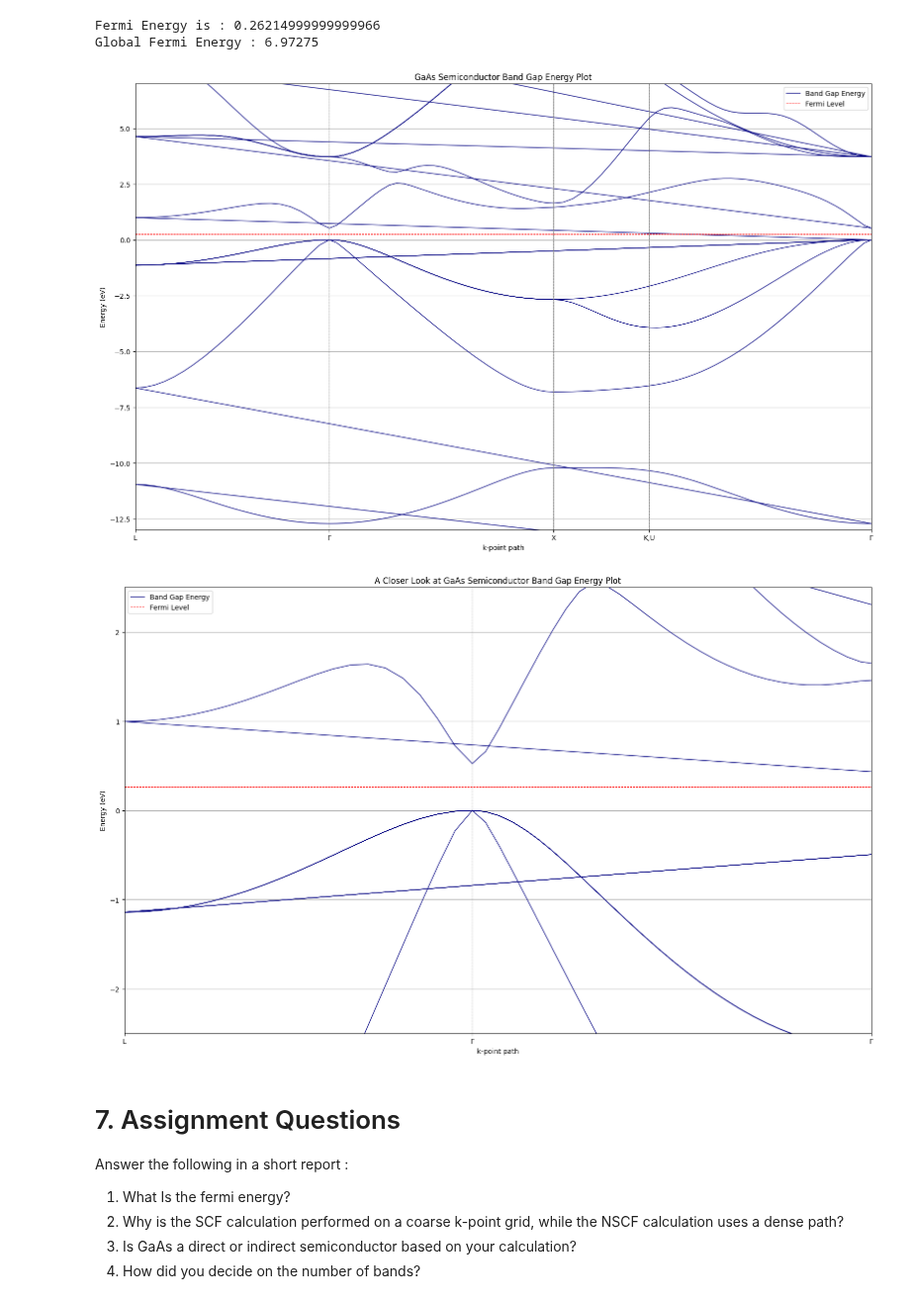
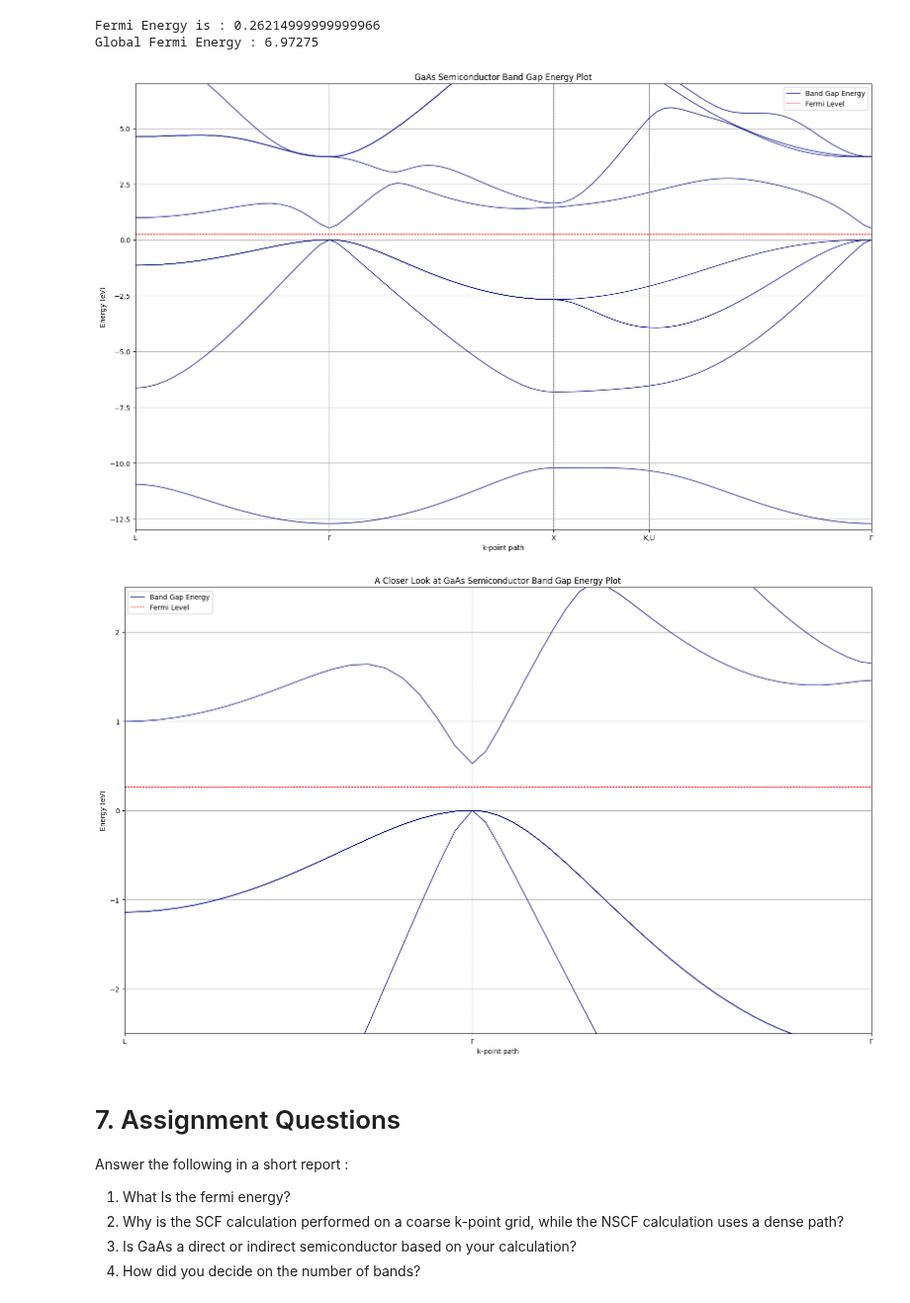
Before and after one commit to MrDNAlex/NE-451-Simulation-Methods, a Jupyter notebook: Labs/Lab3-Assignment/Band-Structure.ipynb, the cells around one changed output. Shown at 99% size. Cells and saved outputs as stored; diff of their text form; code cells hidden in the pictures.

Commit message:
Updated the Graphoing to remove smears

```diff
--- a/Labs/Lab3-Assignment/Band-Structure.ipynb
+++ b/Labs/Lab3-Assignment/Band-Structure.ipynb
@@ -438,85 +458,50 @@ print(f"Global Fermi Energy : {fermiEnergy + ef}")
 Fermi Energy is : 0.26214999999999966
 Global Fermi Energy : 6.97275
 # %%
-import numpy as np
-import matplotlib.pyplot as plt
-
-# Load Data from the File
-data = np.loadtxt("Band/GaAs.band.gnu")
-
-# Extract Energy and the
-k = data[:, 0]
-E = data[:, 1]
-
-# Define the Fermi Energy Shift
-ef = 6.7106
-
 # Define Graph Limits
 xmax = 3.2844
 ymin = -13
 ymax = 7
-
-# Define the
-x1 = 0.8660
-x2 = 1.8660
-x3 = 2.2932
-xs = [x1, x2, x3]
 
 # Plot the graph
 plt.figure(figsize=(16, 10))
 plt.plot(k, E - ef, linewidth=1, color='navy', label="Band Gap Energy")
 
 # Plot the Variable Lines
 for xline in xs:
     plt.axvline(x=xline, color='gray', linestyle='--', linewidth=0.8)
 
 # Add X Ticks
 plt.xticks(
     [0, x1, x2, x3, xmax],
     ["L", r"$\Gamma$", "X", "K,U", r"$\Gamma$"]
 )
 
 # Plot a Red Line for the Fermi Energy
 plt.axhline(y=fermiEnergy, color='red', linestyle='--', linewidth=0.8, label="Fermi Level")
 
 plt.ylabel("Energy (eV)")
 plt.xlabel("k-point path")
 plt.title("GaAs Semiconductor Band Gap Energy Plot")
 
 plt.ylim(ymin, ymax)
 plt.xlim(0, xmax)
 
 plt.tight_layout()
 plt.grid()
 plt.legend()
 plt.show()
 # %% [output]
-[figure, old version]
+[figure, new version]
 # %%
 # Closer View at the Band Gap
 import numpy as np
 import matplotlib.pyplot as plt
 
-# Load Data from the File
-data = np.loadtxt("Band/GaAs.band.gnu")
-
-# Extract Energy and the
-k = data[:, 0]
-E = data[:, 1]
-
-# Define the Fermi Energy Shift (VBMax)
-ef = 6.7106
-
 # Define Graph Limits
-xmax = 1.86 #3.2844
+xmax = 1.86
 ymin = -2.5
 ymax = 2.5
-
-# Define the
-x1 = 0.8660
-x2 = 1.8660
-x3 = 2.2932
-xs = [x1, x2, x3]
 
 # Plot the graph
 plt.figure(figsize=(16, 10))
@@ -547,7 +532,7 @@ plt.grid()
 plt.legend()
 plt.show()
 # %% [output]
-[figure, old version]
+[figure, new version]
 # %% [markdown]
 # 7. Assignment Questions
 Answer the following in a short report :
```
Also changed, not shown: parts of 1 cell of this notebook.
